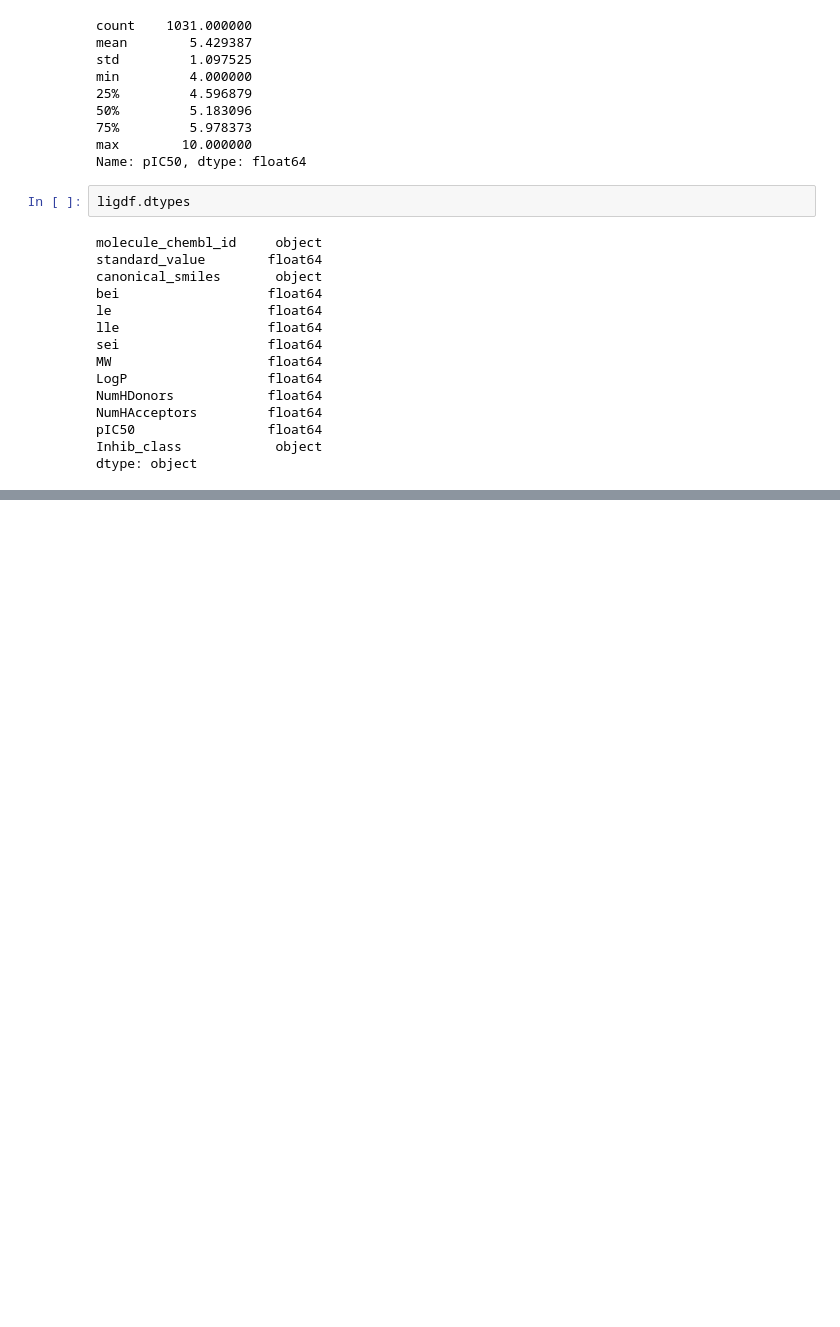
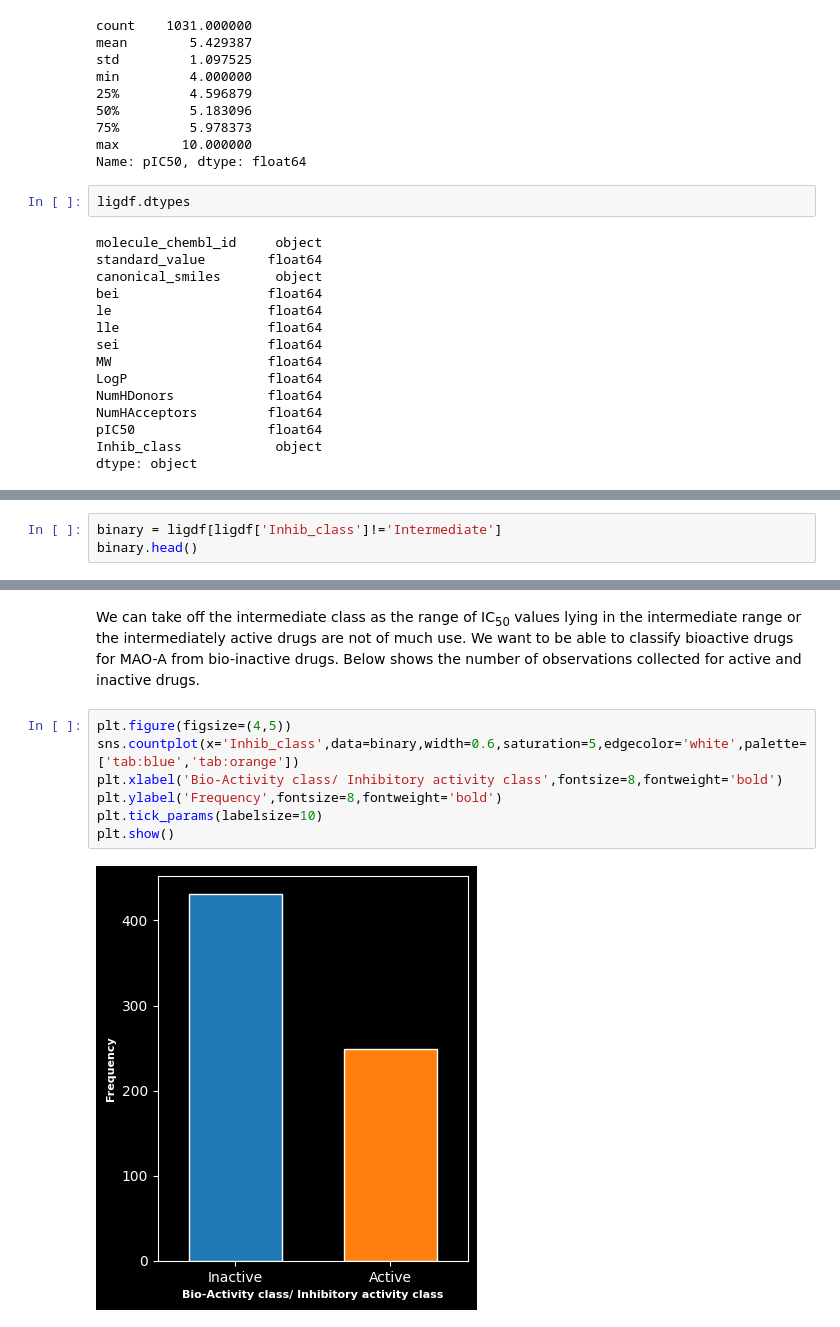
Before and after one commit to Diacod-I/BourneToKill, a Jupyter notebook: BioInfo.ipynb, the cells around one changed output, grey strips where cells are left out. Saved outputs shown, nothing was run; the diff lists cells and outputs as text; blank space fills up the shorter version.

```diff
--- a/BioInfo.ipynb
+++ b/BioInfo.ipynb
@@ -733,0 +764,3 @@ dtype: object
+# %%
+binary = ligdf[ligdf['Inhib_class']!='Intermediate']
+binary.head()
@@ -733,0 +774,11 @@ dtype: object
+# %% [markdown]
+We can take off the intermediate class as the range of IC<sub>50</sub> values lying in the intermediate range or the intermediately active drugs are not of much use. We want to be able to classify bioactive drugs for MAO-A from bio-inactive drugs. Below shows the number of observations collected for active and inactive drugs.
+# %%
+plt.figure(figsize=(4,5))
+sns.countplot(x='Inhib_class',data=binary,width=0.6,saturation=5,edgecolor='white',palette=['tab:blue','tab:orange'])
+plt.xlabel('Bio-Activity class/ Inhibitory activity class',fontsize=8,fontweight='bold')
+plt.ylabel('Frequency',fontsize=8,fontweight='bold')
+plt.tick_params(labelsize=10)
+plt.show()
+# %% [output]
+[figure, added]
```
Also changed, not shown: parts of 16 cells of this notebook.
